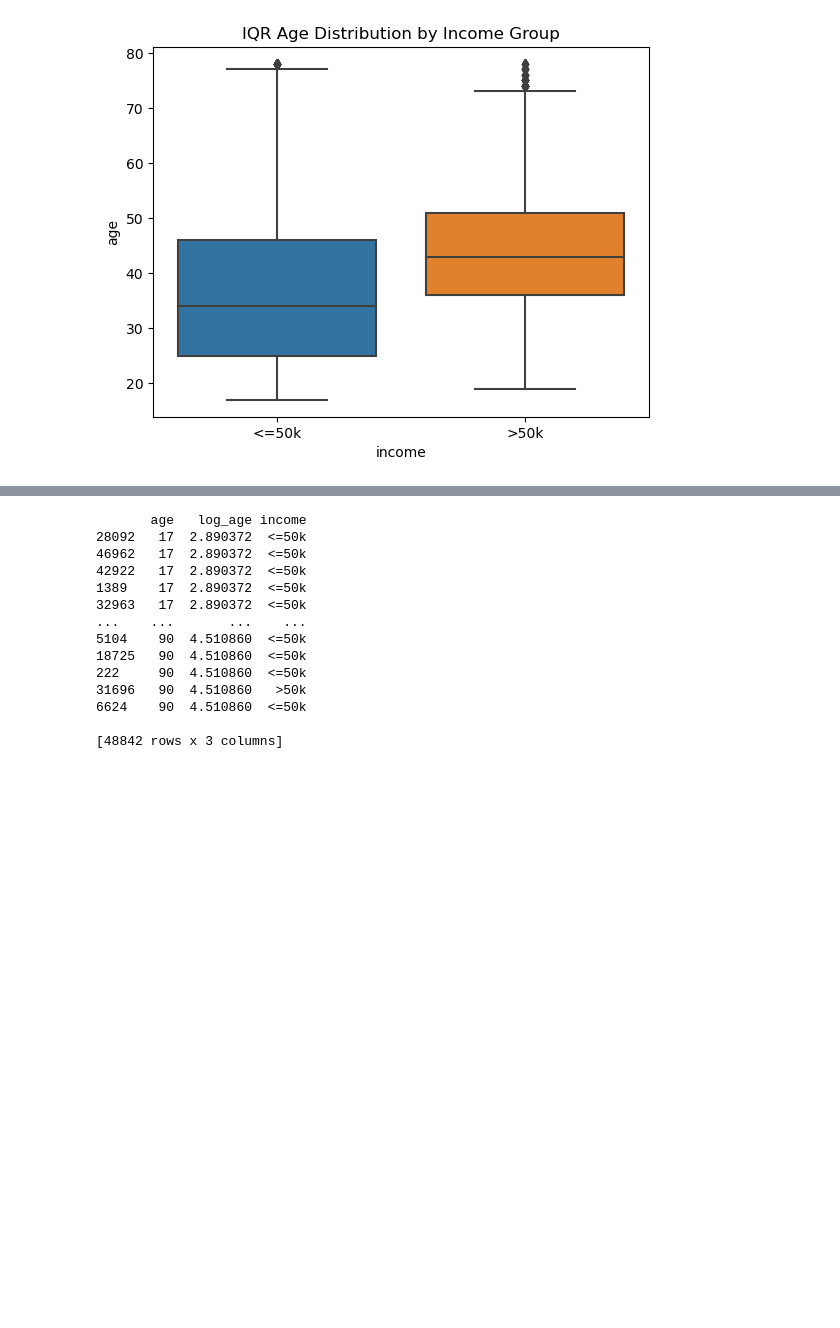
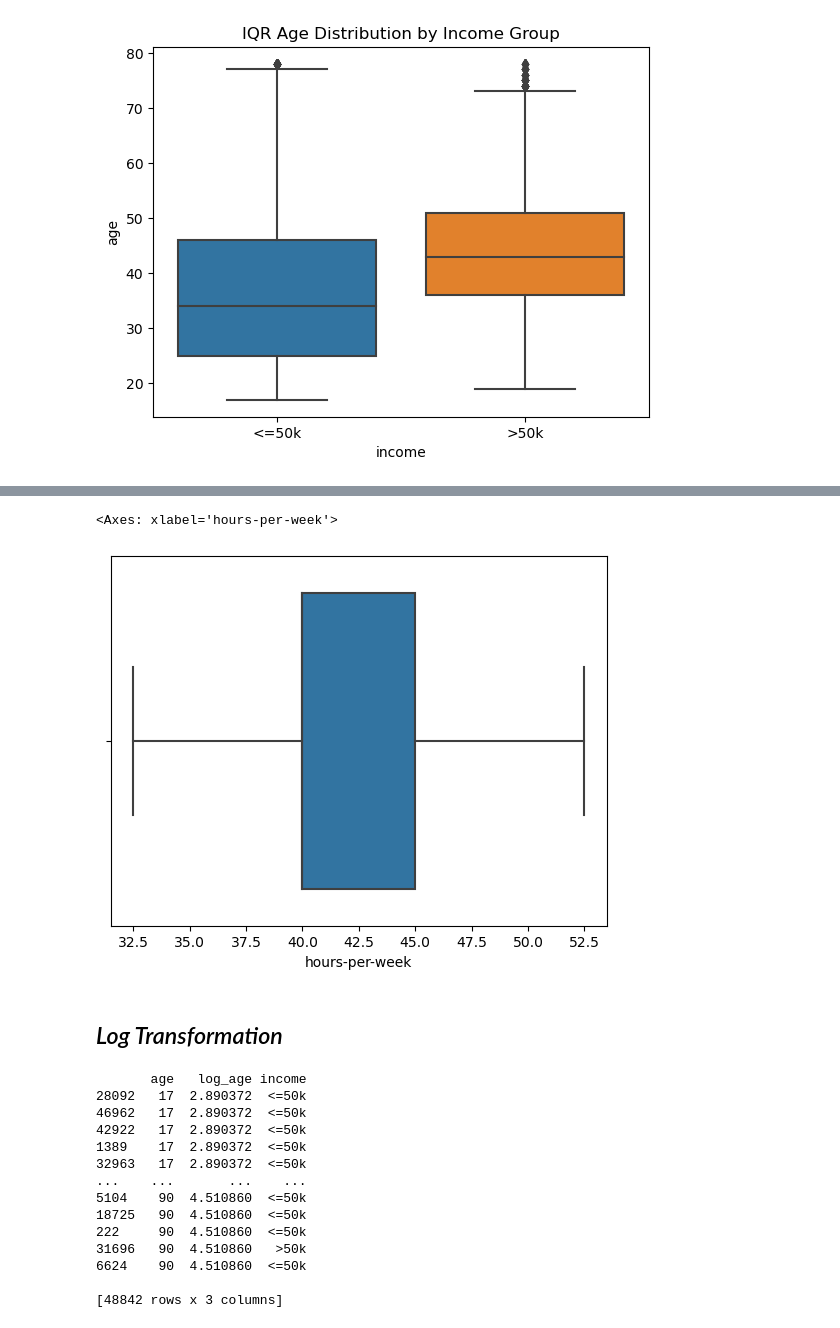
Before and after one commit to mail2anajain/ML_Assignment-2024-Team7, a Jupyter notebook: ML_assignment_team7.ipynb, the cells around one changed output, grey strips where cells are left out. Saved outputs shown, nothing was run; the diff lists cells and outputs as text; code cells hidden in the pictures; blank space fills up the shorter version.

```diff
--- a/ML_assignment_team7.ipynb
+++ b/ML_assignment_team7.ipynb
@@ -429,0 +502,29 @@ plt.show()
+# %%
+#Capping/Flooring the ouliers for "hours-per-week"
+
+import numpy as np
+
+# Function to cap/floor outliers in a column using the IQR method
+def cap_outliers_iqr(df_adult_clean, col):
+    Q1 = df_adult_clean[col].quantile(0.25)  # First quartile (25th percentile)
+    Q3 = df_adult_clean[col].quantile(0.75)  # Third quartile (75th percentile)
+    IQR = Q3 - Q1                # Interquartile range
+    lower_bound = Q1 - 1.5 * IQR  # Lower bound
+    upper_bound = Q3 + 1.5 * IQR  # Upper bound
+
+    # Cap values below the lower bound to the lower bound
+    df_adult_clean[col] = np.where(df_adult_clean[col] < lower_bound, lower_bound, df_adult_clean[col])
+
+    # Cap values above the upper bound to the upper bound
+    df_adult_clean[col] = np.where(df_adult_clean[col] > upper_bound, upper_bound, df_adult_clean[col])
+
+    return df_adult_clean
+
+# Example: Applying capping/flooring to the 'hours-per-week' column in the dataset
+df_adult_capping = df_adult_clean.copy()
+
+# Apply capping for the 'hours-per-week' column
+df_adult_capping = cap_outliers_iqr(df_adult_capping, 'hours-per-week')
+
+# Check the capped values
+print(df_adult_capping['hours-per-week'].describe())
@@ -430,3 +541,10 @@ plt.show()
+# %%
+sns.boxplot(x='hours-per-week', data=df_adult_capping)
+# %% [output]
+<Axes: xlabel='hours-per-week'>
+[figure, added]
+# %% [markdown]
+## *Log Transformation*
 # %%
 ###################################################################################
 # Transform 'Age' to reduce the impact of outliers as 'age' has skewed distribution
```
Also changed, not shown: parts of 21 cells of this notebook, 6 other files.
